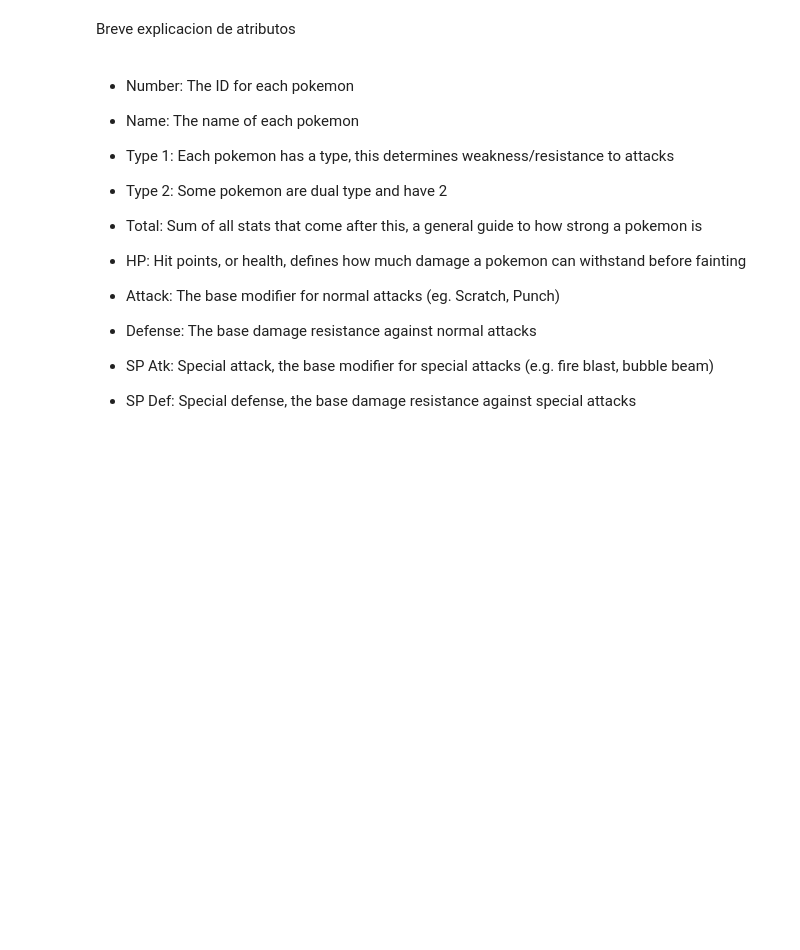
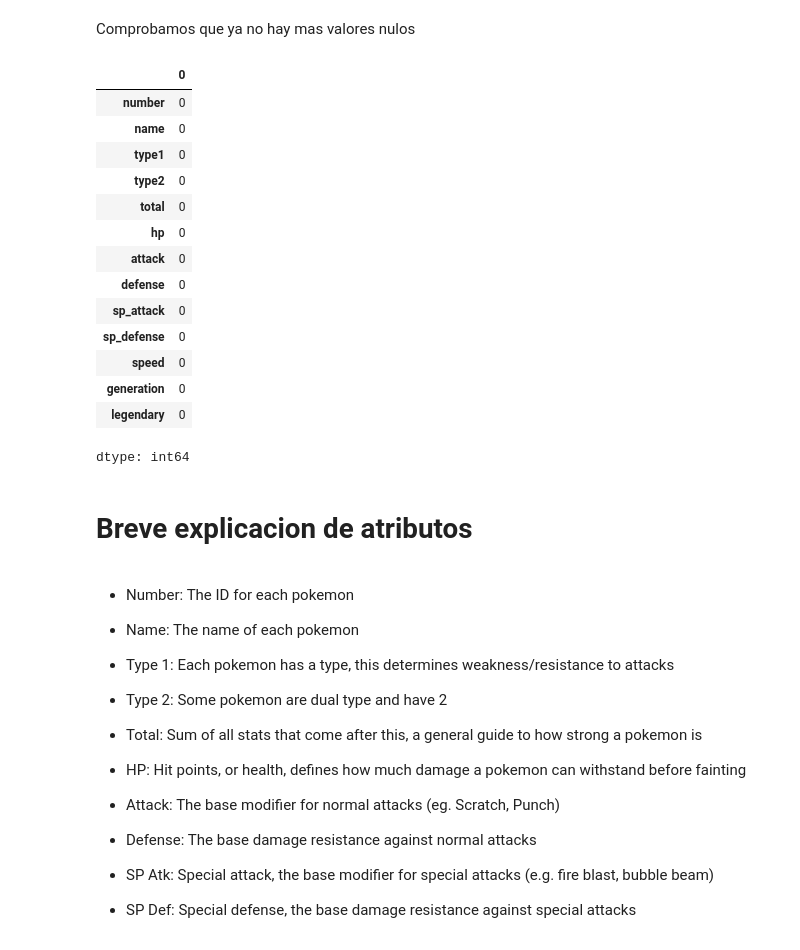
Before and after one commit to FrancescoGazzani/CoderDS1, a Jupyter notebook: ProyectoDS_ParteI_Gazzani_Pokemon.ipynb, the cells around one changed output. Cells and saved outputs as stored; diff of their text form; code cells hidden in the pictures; blank space fills up the shorter version.

```diff
--- a/ProyectoDS_ParteI_Gazzani_Pokemon.ipynb
+++ b/ProyectoDS_ParteI_Gazzani_Pokemon.ipynb
@@ -37,5 +99,25 @@ Mounted at /content/drive
+# %% [markdown]
+Comprobamos que ya no hay mas valores nulos
+# %%
+df.isnull().sum()
+# %% [output]
+|  | 0 |
+| number | 0 |
+| name | 0 |
+| type1 | 0 |
+| type2 | 0 |
+| total | 0 |
+| hp | 0 |
+| attack | 0 |
+| defense | 0 |
+| sp_attack | 0 |
+| sp_defense | 0 |
+| speed | 0 |
+| generation | 0 |
+| legendary | 0 |
+dtype: int64
 # %% [markdown]
-Breve explicacion de atributos
+# Breve explicacion de atributos
 # %% [markdown]
 * Number: The ID for each pokemon
 
```
Also changed, not shown: parts of 29 cells of this notebook.
